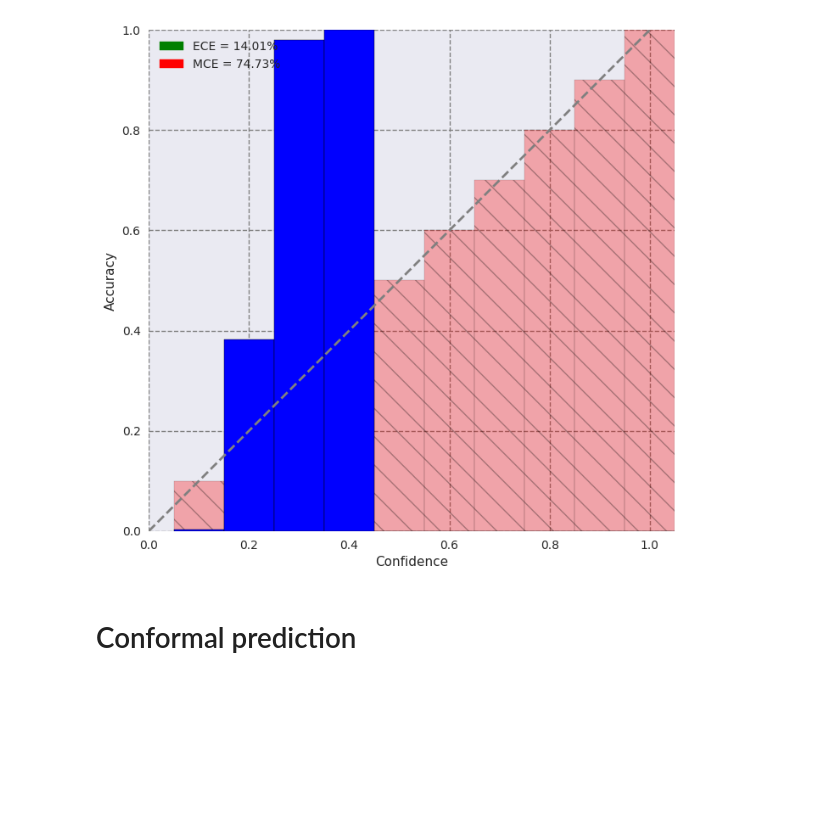
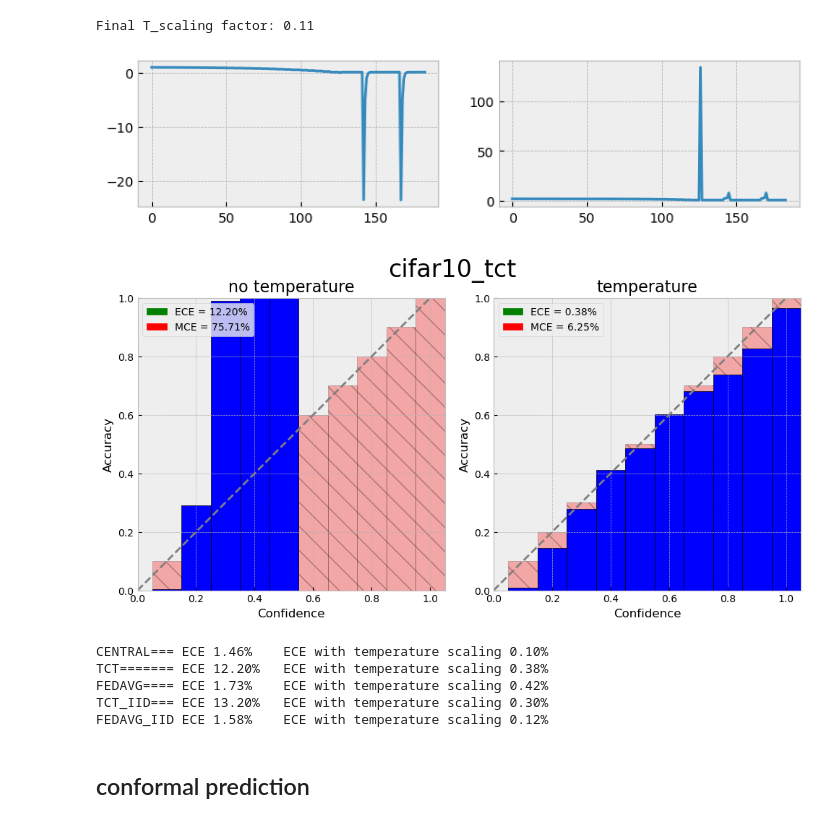
Before and after one commit to clu5/federated-conformal, a Jupyter notebook: calibration.ipynb, the cells around one changed output. Drawn from its saved outputs; the diff is of its cells as text; code cells hidden in the pictures; blank space fills up the shorter version.

```diff
--- a/calibration.ipynb
+++ b/calibration.ipynb
@@ -60,7 +174,7 @@ def calc_bins(scores, targets):
 
     return bins, binned, bin_accs, bin_confs, bin_sizes
 # %%
-def get_metrics(scores, targets):
+def get_calibration_metrics(scores, targets):
     ECE = 0
     MCE = 0
     bins, _, bin_accs, bin_confs, bin_sizes = calc_bins(scores, targets)
@@ -71,6 +185,38 @@ def get_metrics(scores, targets):
         MCE = max(MCE, abs_conf_dif)
 
     return ECE, MCE
+# %%
+def temp_scale(logits, labels, plot=True):
+    temperature = torch.nn.Parameter(torch.ones(1))#.to('cuda' if torch.cuda.is_available() else 'cpu')
+    # print(temperature.is_leaf)
+    criterion = torch.nn.CrossEntropyLoss()
+
+    # Removing strong_wolfe line search results in jump after 50 epochs
+    optimizer = torch.optim.LBFGS([temperature], lr=0.001, max_iter=10000, line_search_fn='strong_wolfe')
+
+    temps = []
+    losses = []
+
+    def _eval():
+        loss = criterion(torch.div(logits, temperature), labels)
+        loss.backward()
+        temps.append(temperature.item())
+        losses.append(loss.item())
+        return loss
+
+    optimizer.step(_eval)
+
+    if plot: print('Final T_scaling factor: {:.2f}'.format(temperature.item()))
+
+    if plot:
+        plt.figure(figsize=(9, 2))
+        plt.subplot(121)
+        plt.plot(list(range(len(temps))), temps)
+
+        plt.subplot(122)
+        plt.plot(list(range(len(losses))), losses)
+        plt.show()
+    return temperature.detach()
 # %%
 import matplotlib.patches as mpatches
 
@@ -122,4 +293,0 @@ draw_reliability_graph(torch.softmax(fed_test_scores, 1), torch.nn.functional.on
-# %%
-draw_reliability_graph(torch.softmax(tct_test_scores, 1), torch.nn.functional.one_hot(tct_test_targets))
-# %% [output]
-[figure, removed]
@@ -158,3 +294,33 @@ def temp_scale(logits, labels, plot=True):
+# %%
+exp = 'tct'
+preds = experiments[exp]
+
+scores  = preds['test_scores']
+targets = preds['test_targets']
+draw_reliability_graph(scores, targets, True, title=f'{dataset}_{exp}')
+# %% [output]
+Final T_scaling factor: 0.11
+[figure, added]
+[figure, added]
+# %%
+def get_temp_scale_cal_metrics(logits, targets):
+    T = temp_scale(logits, targets, plot=False)
+    scores = torch.softmax(logits, 1)
+    temp_scores = torch.softmax(logits / T, 1)
+    one_hot_targets = torch.nn.functional.one_hot(targets)
+    ece, mce = get_calibration_metrics(scores, one_hot_targets)
+    temp_ece, temp_mce = get_calibration_metrics(temp_scores, one_hot_targets)
+    return dict(ece=ece, mce=mce, temp_ece=temp_ece, temp_mce=temp_mce)
+
+for k, v in experiments.items():
+    print(k.upper().ljust(10, '='), "ECE", f"{get_temp_scale_cal_metrics(v['test_scores'], v['test_targets'])['ece']:.2%}", end='\t')
+    print('ECE with temperature scaling', f"{get_temp_scale_cal_metrics(v['test_scores'], v['test_targets'])['temp_ece']:.2%}")
+# %% [output]
+CENTRAL=== ECE 1.46%    ECE with temperature scaling 0.10%
+TCT======= ECE 12.20%   ECE with temperature scaling 0.38%
+FEDAVG==== ECE 1.73%    ECE with temperature scaling 0.42%
+TCT_IID=== ECE 13.20%   ECE with temperature scaling 0.30%
+FEDAVG_IID ECE 1.58%    ECE with temperature scaling 0.12%
 # %% [markdown]
-# Conformal prediction
+## conformal prediction
 # %%
```
Also changed, not shown: parts of 31 cells of this notebook, 7 other files.
